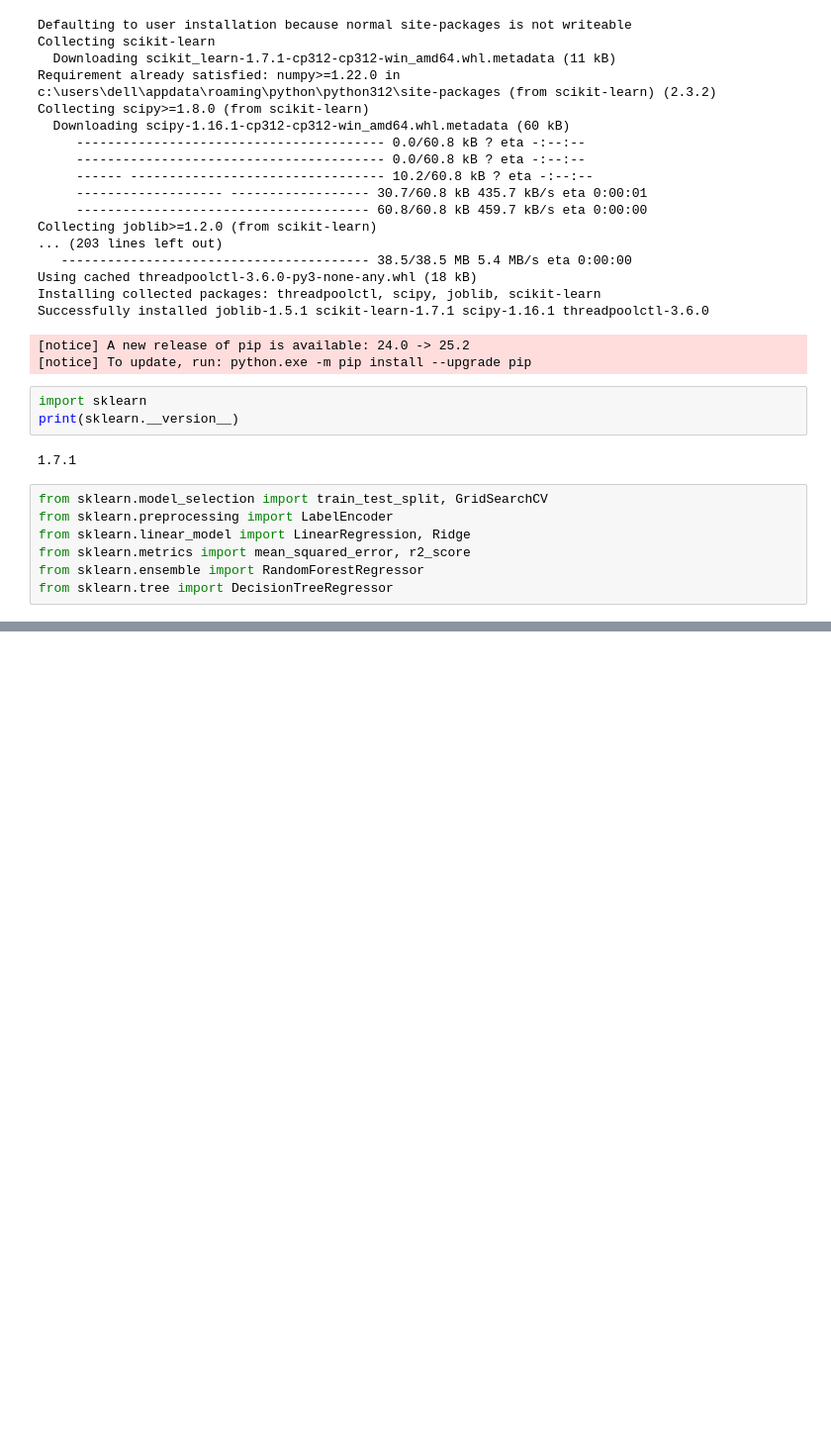
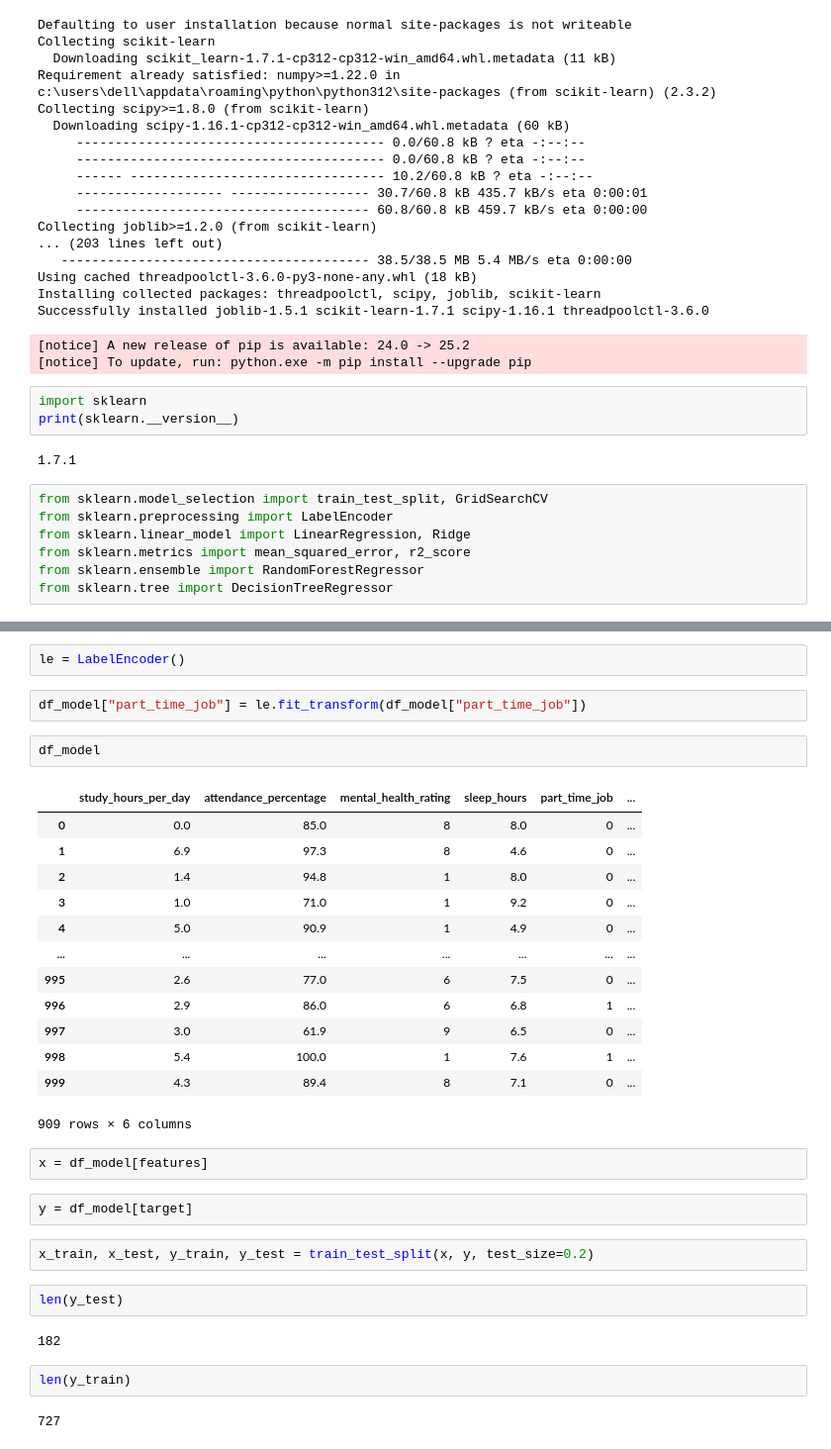
Before and after one commit to ThevinduDha/Predicting-Student-Exam-Scores, a Jupyter notebook: notebook.ipynb, the cells around one changed output, grey strips where cells are left out. Shown at 99% size. Cells and saved outputs as stored; diff of their text form; blank space fills up the shorter version.

```diff
--- a/notebook.ipynb
+++ b/notebook.ipynb
@@ -365,0 +403,34 @@ from sklearn.tree import DecisionTreeRegressor
+# %%
+le = LabelEncoder()
+# %%
+df_model["part_time_job"] = le.fit_transform(df_model["part_time_job"])
+# %%
+df_model
+# %% [output]
+|  | study_hours_per_day | attendance_percentage | mental_health_rating | sleep_hours | part_time_job | ... |
+| 0 | 0.0 | 85.0 | 8 | 8.0 | 0 | ... |
+| 1 | 6.9 | 97.3 | 8 | 4.6 | 0 | ... |
+| 2 | 1.4 | 94.8 | 1 | 8.0 | 0 | ... |
+| 3 | 1.0 | 71.0 | 1 | 9.2 | 0 | ... |
+| 4 | 5.0 | 90.9 | 1 | 4.9 | 0 | ... |
+| ... | ... | ... | ... | ... | ... | ... |
+| 995 | 2.6 | 77.0 | 6 | 7.5 | 0 | ... |
+| 996 | 2.9 | 86.0 | 6 | 6.8 | 1 | ... |
+| 997 | 3.0 | 61.9 | 9 | 6.5 | 0 | ... |
+| 998 | 5.4 | 100.0 | 1 | 7.6 | 1 | ... |
+| 999 | 4.3 | 89.4 | 8 | 7.1 | 0 | ... |
+909 rows × 6 columns
+# %%
+x = df_model[features]
+# %%
+y = df_model[target]
+# %%
+x_train, x_test, y_train, y_test = train_test_split(x, y, test_size=0.2)
+# %%
+len(y_test)
+# %% [output]
+182
+# %%
+len(y_train)
+# %% [output]
+727
```
Also changed, not shown: parts of 6 cells of this notebook.
